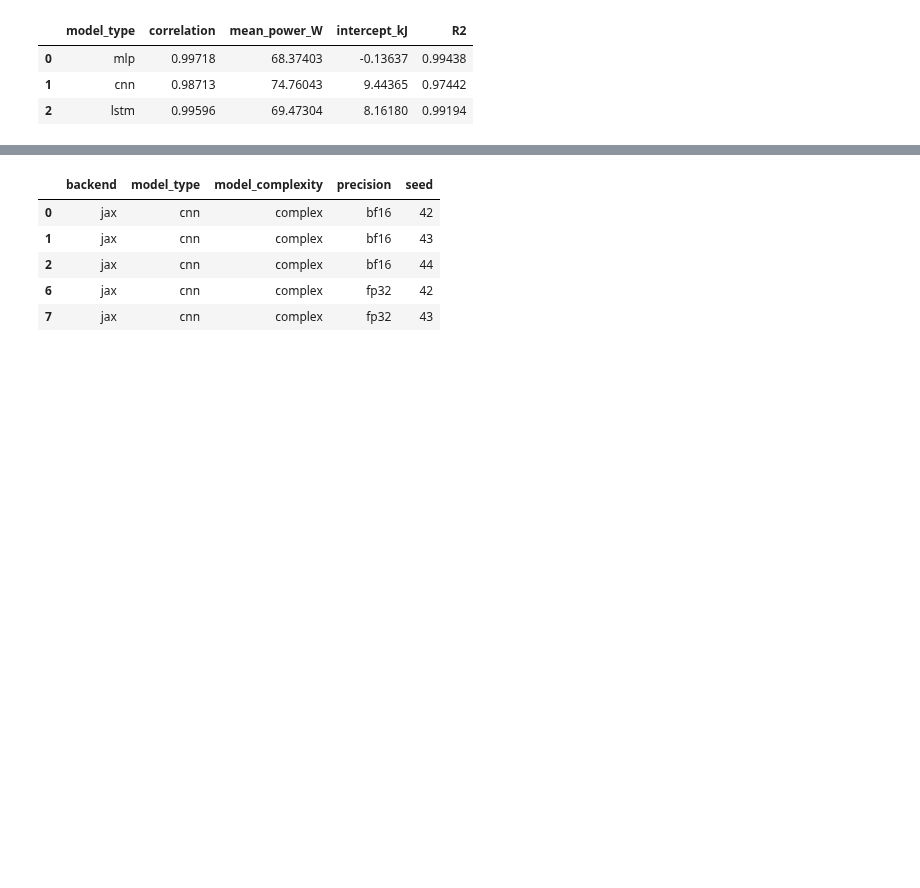
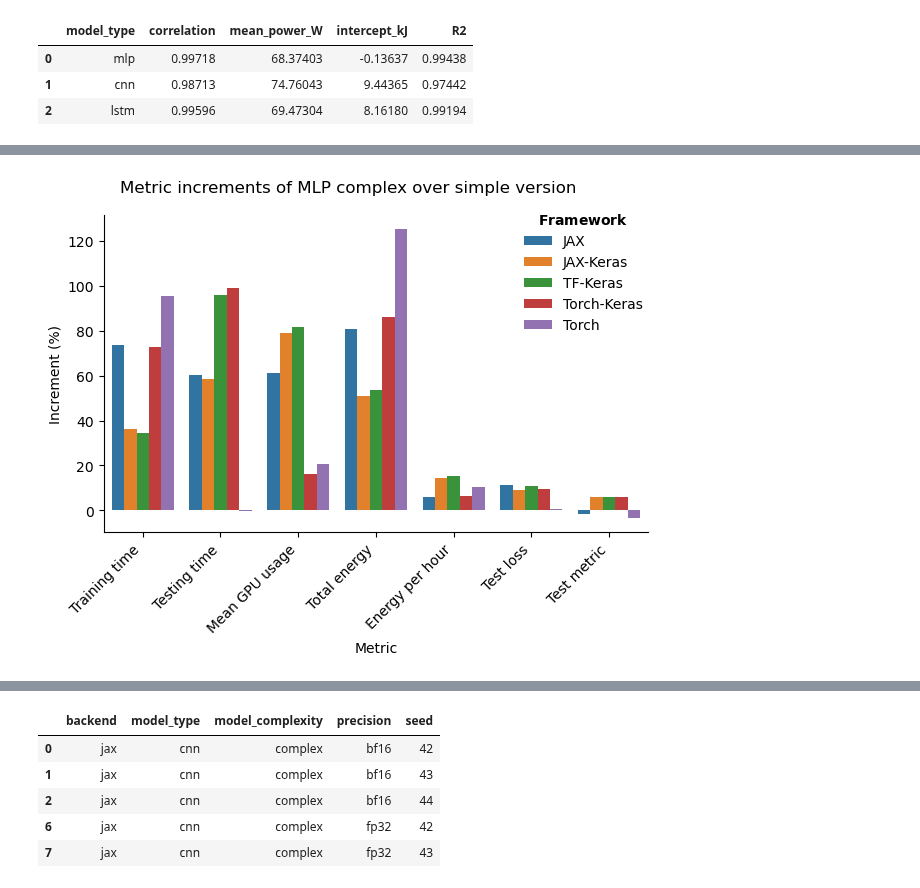
Before and after one commit to GustavoC3J/DL-frameworks-benchmark, a Jupyter notebook: results_analysis.ipynb, the cells around one changed output, grey strips where cells are left out. Saved outputs shown, nothing was run; the diff lists cells and outputs as text; code cells hidden in the pictures; blank space fills up the shorter version.

```diff
--- a/results_analysis.ipynb
+++ b/results_analysis.ipynb
@@ -1672,0 +1811,39 @@ results_df.round(5).head()
+# %%
+def plot_version_increments(df: pd.DataFrame, model: str):
+    plot_df = df.query("model_type==@model")
+    plot_df = plot_df.groupby(["backend", "metric"])["comp"].median().mul(100).reset_index()
+
+    plot_df = add_labels(plot_df)
+
+    # Remove units from labels
+    clean_labels = {
+        key: re.sub(r'\s*\(.*?\)', '', value).strip()
+        for key, value in label_map.items()
+    }
+    plot_df["metric"] = plot_df["metric"].map(clean_labels)
+
+    plot = sns.catplot(
+        data=plot_df,
+        x="metric",
+        y="comp",
+        kind="bar",
+        hue="backend",
+        order=clean_labels.values()
+    )
+
+    model = labels["model_type"][model]
+
+    add_title(plot, f"Metric increments of {model} complex over simple version")
+    plot._legend.set_title(r"$\bf{Framework}$")
+    plot._legend.set_loc("upper right")
+    plot._legend.set_bbox_to_anchor((0.98, 0.93))
+
+    plot.set_axis_labels("Metric", "Increment (%)")
+    plot.set_xticklabels(clean_labels.values(), rotation=45, ha="right")
+
+    plt.tight_layout()
+    save_plot(plot, f"version_increments_{model}", format="pdf")
+# %%
+plot_version_increments(complex_comp_df, "mlp")
+# %% [output]
+[figure, added]
```
Also changed, not shown: parts of 42 cells of this notebook.
